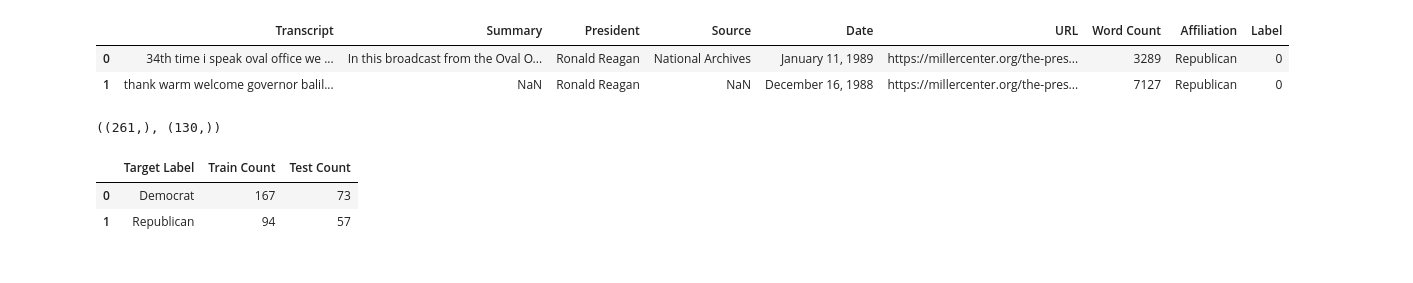
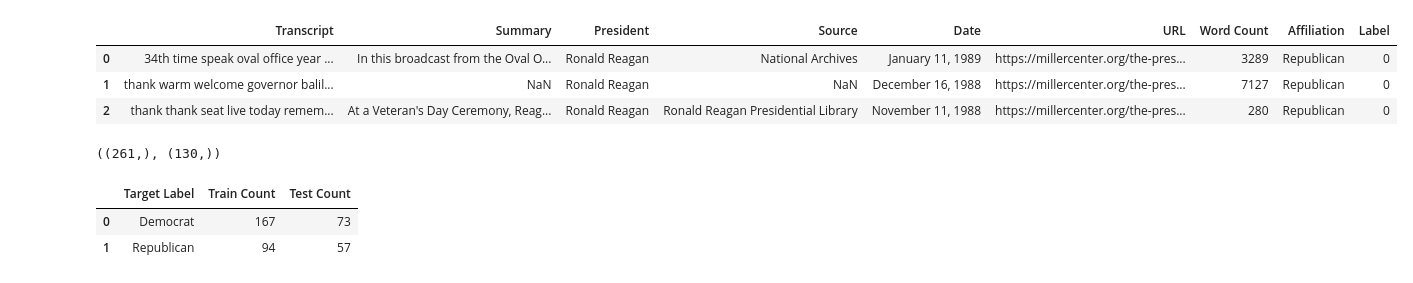
Before and after one commit to JoseMMontoro/nlp_political_speeches, a Jupyter notebook: Vectorization_and_models/vectorization_and_classification_models.ipynb, the cells around one changed output. Cells and saved outputs as stored; diff of their text form; code cells hidden in the pictures.

```diff
--- a/Vectorization_and_models/vectorization_and_classification_models.ipynb
+++ b/Vectorization_and_models/vectorization_and_classification_models.ipynb
@@ -5,8 +18,9 @@ import seaborn as sns
 # %%
 text_data = pd.read_csv('speeches_millercenter_preprocessed.csv')
 # %%
-text_data.head(2)
+text_data.head(3)
 # %% [output]
 |  | Transcript | Summary | President | Source | Date | URL | Word Count | Affiliation | Label |
-| 0 | 34th time i speak oval office we ... | In this broadcast from the Oval O... | Ronald Reagan | National Archives | January 11, 1989 | https://millercenter.org/the-pres... | 3289 | Republican | 0 |
+| 0 | 34th time speak oval office year ... | In this broadcast from the Oval O... | Ronald Reagan | National Archives | January 11, 1989 | https://millercenter.org/the-pres... | 3289 | Republican | 0 |
 | 1 | thank warm welcome governor balil... | NaN | Ronald Reagan | NaN | December 16, 1988 | https://millercenter.org/the-pres... | 7127 | Republican | 0 |
+| 2 | thank thank seat live today remem... | At a Veteran's Day Ceremony, Reag... | Ronald Reagan | Ronald Reagan Presidential Library | November 11, 1988 | https://millercenter.org/the-pres... | 280 | Republican | 0 |
```
Also changed, not shown: parts of 32 cells of this notebook, 3 other files.
